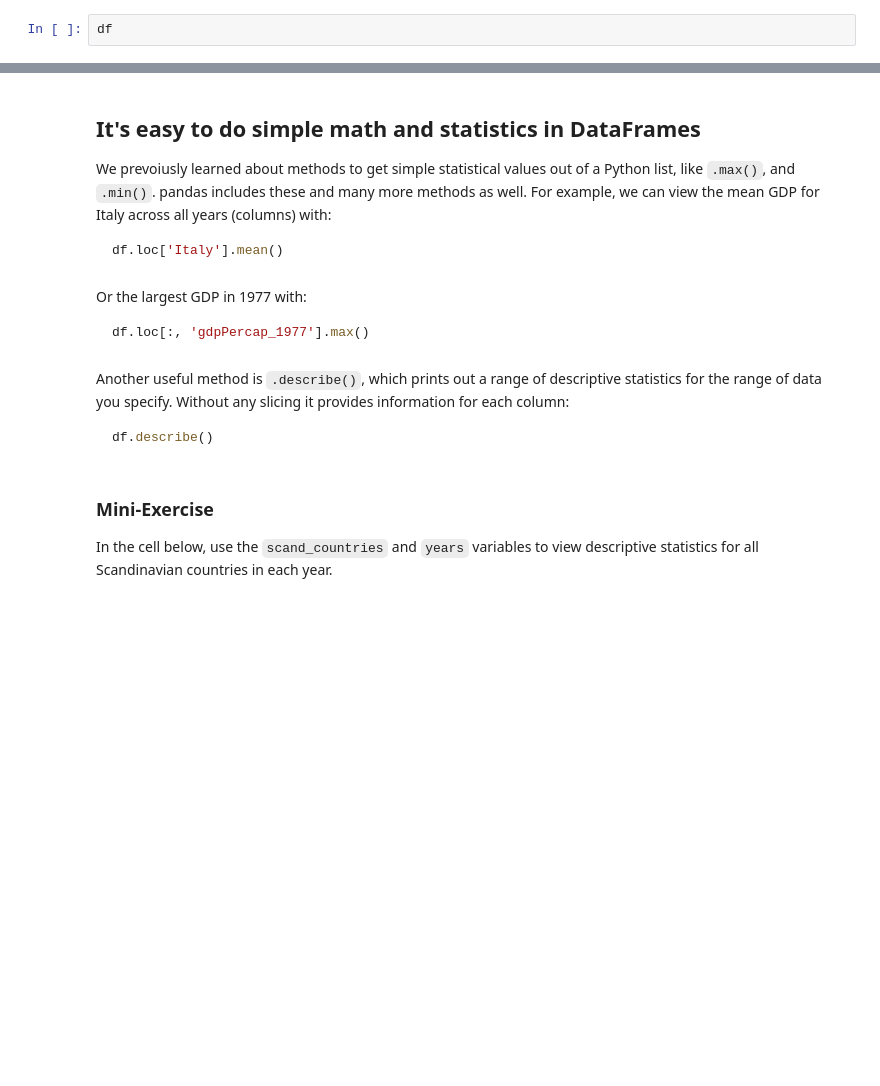
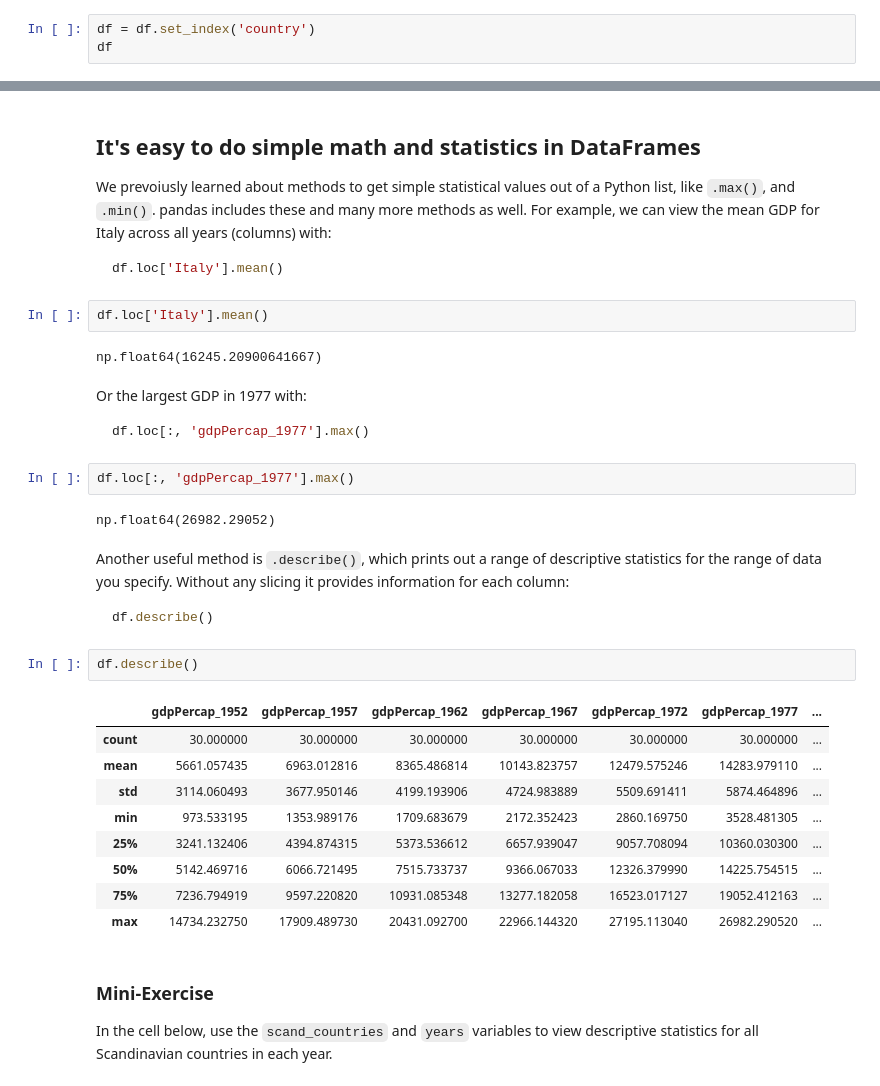
Before and after one commit to neurolawal/python_intro, a Jupyter notebook: 08 - pandas DataFrames/pandas-dataframes.ipynb, the cells around one changed output, grey strips where cells are left out. Drawn from its saved outputs; the diff is of its cells as text; blank space fills up the shorter version.

```diff
--- a/08 - pandas DataFrames/pandas-dataframes.ipynb
+++ b/08 - pandas DataFrames/pandas-dataframes.ipynb
@@ -248,6 +248,7 @@ df = df.set_index('country')
 
 In the cell below, use the `.set_index()` method to set the index of `df` to `country`, and then view the DataFrame again to see how it has changed.
 # %%
+df = df.set_index('country')
 df
 # %% [output]
 |  | gdpPercap_1952 | gdpPercap_1957 | gdpPercap_1962 | gdpPercap_1967 | gdpPercap_1972 | gdpPercap_1977 | ... |
@@ -495,18 +516,38 @@ We prevoiusly learned about methods to get simple statistical values out of a Py
 ~~~python
 df.loc['Italy'].mean()
 ~~~
+# %%
+df.loc['Italy'].mean()
+# %% [output]
+np.float64(16245.20900641667)
 # %% [markdown]
 Or the largest GDP in 1977 with:
 
 ~~~python
 df.loc[:, 'gdpPercap_1977'].max()
 ~~~
+# %%
+df.loc[:, 'gdpPercap_1977'].max()
+# %% [output]
+np.float64(26982.29052)
 # %% [markdown]
 Another useful method is `.describe()`, which prints out a range of descriptive statistics for the range of data you specify. Without any slicing it provides information for each column:
 
 ~~~python
 df.describe()
 ~~~
+# %%
+df.describe()
+# %% [output]
+|  | gdpPercap_1952 | gdpPercap_1957 | gdpPercap_1962 | gdpPercap_1967 | gdpPercap_1972 | gdpPercap_1977 | ... |
+| count | 30.000000 | 30.000000 | 30.000000 | 30.000000 | 30.000000 | 30.000000 | ... |
+| mean | 5661.057435 | 6963.012816 | 8365.486814 | 10143.823757 | 12479.575246 | 14283.979110 | ... |
+| std | 3114.060493 | 3677.950146 | 4199.193906 | 4724.983889 | 5509.691411 | 5874.464896 | ... |
+| min | 973.533195 | 1353.989176 | 1709.683679 | 2172.352423 | 2860.169750 | 3528.481305 | ... |
+| 25% | 3241.132406 | 4394.874315 | 5373.536612 | 6657.939047 | 9057.708094 | 10360.030300 | ... |
+| 50% | 5142.469716 | 6066.721495 | 7515.733737 | 9366.067033 | 12326.379990 | 14225.754515 | ... |
+| 75% | 7236.794919 | 9597.220820 | 10931.085348 | 13277.182058 | 16523.017127 | 19052.412163 | ... |
+| max | 14734.232750 | 17909.489730 | 20431.092700 | 22966.144320 | 27195.113040 | 26982.290520 | ... |
 # %% [markdown]
 ### Mini-Exercise
 In the cell below, use the `scand_countries` and `years` variables to view descriptive statistics for all Scandinavian countries in each year.
```
Also changed, not shown: parts of 8 cells of this notebook.
